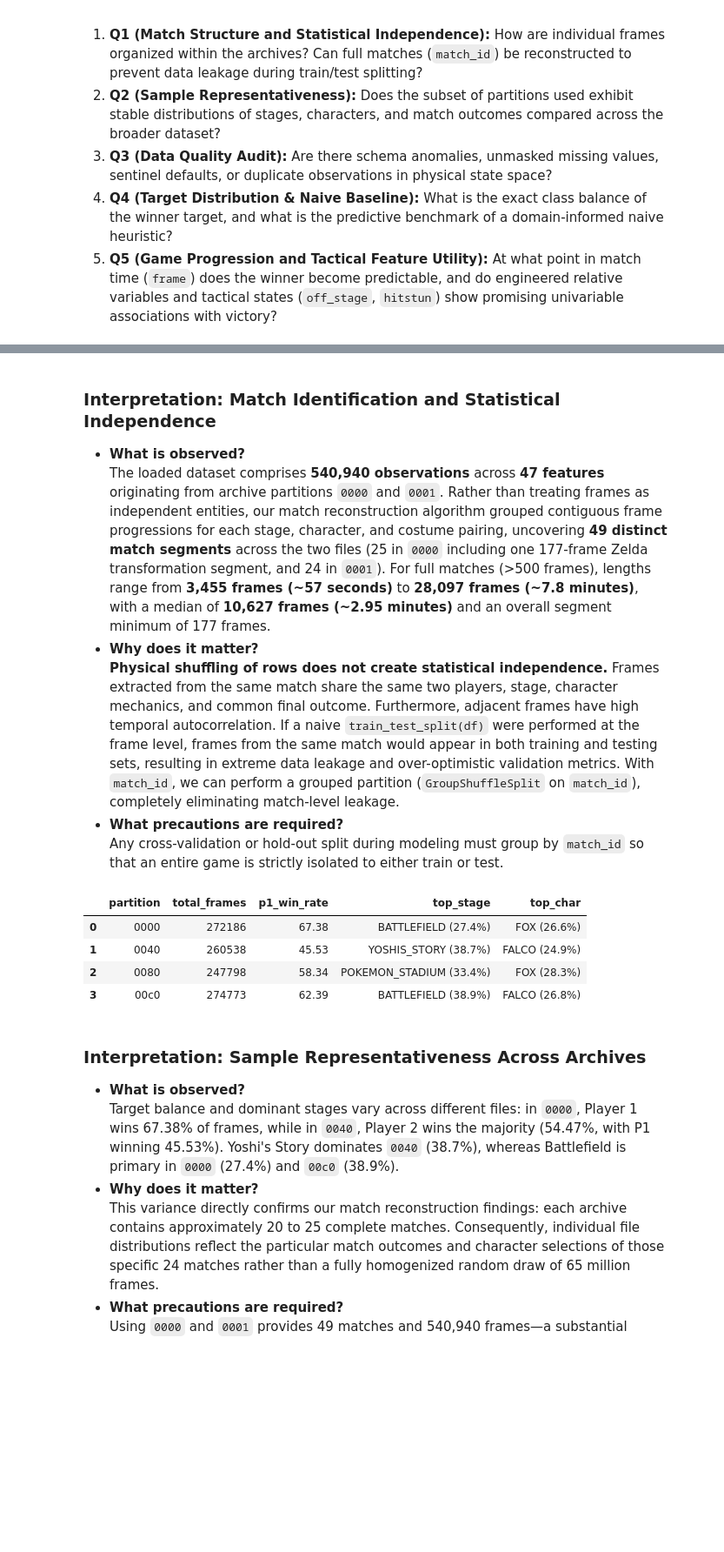
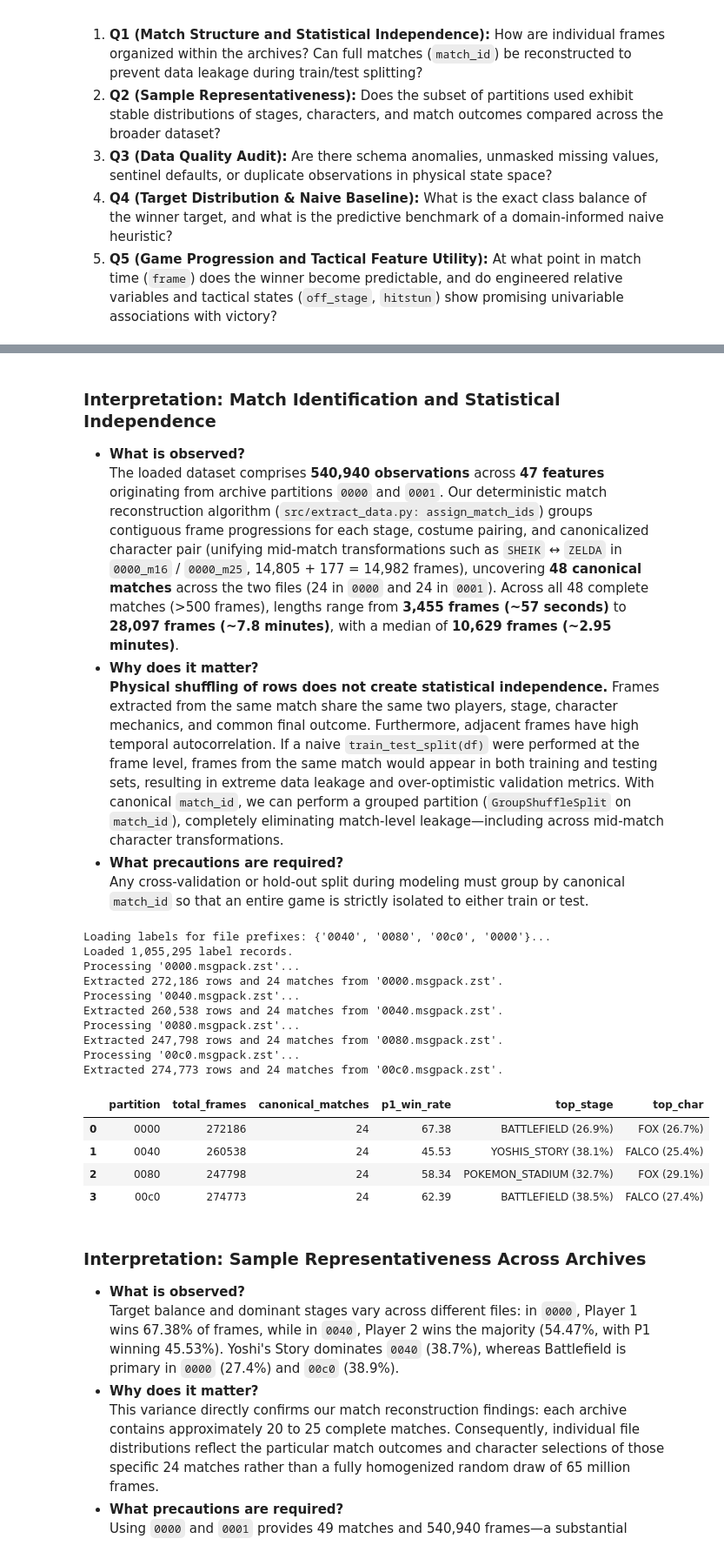
Before and after one commit to errodd/super_smash_bros_melee_victory_predictor, a Jupyter notebook: notebooks/01_eda.ipynb, the cells around one changed output, grey strips where cells are left out. Shown at 87% size. Drawn from its saved outputs; the diff is of its cells as text; code cells hidden in the pictures; blank space fills up the shorter version.

```diff
--- a/notebooks/01_eda.ipynb
+++ b/notebooks/01_eda.ipynb
@@ -86,29 +96,54 @@ Average match duration: 11265.9 frames (~187.8 seconds)
 ### Interpretation: Match Identification and Statistical Independence
 
 * **What is observed?**
-  The loaded dataset comprises **540,940 observations** across **47 features** originating from archive partitions `0000` and `0001`. Rather than treating frames as independent entities, our match reconstruction algorithm grouped contiguous frame progressions for each stage, character, and costume pairing, uncovering **49 distinct match segments** across the two files (25 in `0000` including one 177-frame Zelda transformation segment, and 24 in `0001`). For full matches (>500 frames), lengths range from **3,455 frames (~57 seconds)** to **28,097 frames (~7.8 minutes)**, with a median of **10,627 frames (~2.95 minutes)** and an overall segment minimum of 177 frames.
+  The loaded dataset comprises **540,940 observations** across **47 features** originating from archive partitions `0000` and `0001`. Our deterministic match reconstruction algorithm (`src/extract_data.py: assign_match_ids`) groups contiguous frame progressions for each stage, costume pairing, and canonicalized character pair (unifying mid-match transformations such as `SHEIK` ↔ `ZELDA` in `0000_m16` / `0000_m25`, 14,805 + 177 = 14,982 frames), uncovering **48 canonical matches** across the two files (24 in `0000` and 24 in `0001`). Across all 48 complete matches (>500 frames), lengths range from **3,455 frames (~57 seconds)** to **28,097 frames (~7.8 minutes)**, with a median of **10,629 frames (~2.95 minutes)**.
 * **Why does it matter?**
-  **Physical shuffling of rows does not create statistical independence.** Frames extracted from the same match share the same two players, stage, character mechanics, and common final outcome. Furthermore, adjacent frames have high temporal autocorrelation. If a naive `train_test_split(df)` were performed at the frame level, frames from the same match would appear in both training and testing sets, resulting in extreme data leakage and over-optimistic validation metrics. With `match_id`, we can perform a grouped partition (`GroupShuffleSplit` on `match_id`), completely eliminating match-level leakage.
+  **Physical shuffling of rows does not create statistical independence.** Frames extracted from the same match share the same two players, stage, character mechanics, and common final outcome. Furthermore, adjacent frames have high temporal autocorrelation. If a naive `train_test_split(df)` were performed at the frame level, frames from the same match would appear in both training and testing sets, resulting in extreme data leakage and over-optimistic validation metrics. With canonical `match_id`, we can perform a grouped partition (`GroupShuffleSplit` on `match_id`), completely eliminating match-level leakage—including across mid-match character transformations.
 * **What precautions are required?**
-  Any cross-validation or hold-out split during modeling must group by `match_id` so that an entire game is strictly isolated to either train or test.
+  Any cross-validation or hold-out split during modeling must group by canonical `match_id` so that an entire game is strictly isolated to either train or test.
-# %%
-# 5. Sample Representativeness Audit Across Distributed Archives
-
-# We examine 4 partitions distributed across the 256 archives: 0000, 0040, 0080, and 00c0
-archive_audit_data = [
-    {"partition": "0000", "total_frames": 272186, "p1_win_rate": 67.38, "top_stage": "BATTLEFIELD (27.4%)", "top_char": "FOX (26.6%)"},
-    {"partition": "0040", "total_frames": 260538, "p1_win_rate": 45.53, "top_stage": "YOSHIS_STORY (38.7%)", "top_char": "FALCO (24.9%)"},
-    {"partition": "0080", "total_frames": 247798, "p1_win_rate": 58.34, "top_stage": "POKEMON_STADIUM (33.4%)", "top_char": "FOX (28.3%)"},
-    {"partition": "00c0", "total_frames": 274773, "p1_win_rate": 62.39, "top_stage": "BATTLEFIELD (38.9%)", "top_char": "FALCO (26.8%)"}
-]
-audit_df = pd.DataFrame(archive_audit_data)
-display(audit_df)
-# %% [output]
-|  | partition | total_frames | p1_win_rate | top_stage | top_char |
-| 0 | 0000 | 272186 | 67.38 | BATTLEFIELD (27.4%) | FOX (26.6%) |
-| 1 | 0040 | 260538 | 45.53 | YOSHIS_STORY (38.7%) | FALCO (24.9%) |
-| 2 | 0080 | 247798 | 58.34 | POKEMON_STADIUM (33.4%) | FOX (28.3%) |
-| 3 | 00c0 | 274773 | 62.39 | BATTLEFIELD (38.9%) | FALCO (26.8%) |
+# %%
+# 5. Sample Representativeness Audit Across Distributed Archives
+
+from src.extract_data import extract_and_flatten_file, load_labels_subset
+
+AUDIT_PARTITIONS = ["0000", "0040", "0080", "00c0"]
+LABELS_PATH = REPO_ROOT / "data" / "archive" / "training_labels.csv"
+audit_labels = load_labels_subset(str(LABELS_PATH), set(AUDIT_PARTITIONS))
+
+archive_audit_data = []
+for part in AUDIT_PARTITIONS:
+    part_path = REPO_ROOT / "data" / "archive" / "train" / f"{part}.msgpack.zst"
+    part_df = extract_and_flatten_file(str(part_path), labels_dict=audit_labels)
+    top_stage_vc = part_df["stage"].value_counts(normalize=True)
+    top_char_vc = part_df["p1_character"].value_counts(normalize=True)
+    archive_audit_data.append({
+        "partition": part,
+        "total_frames": int(len(part_df)),
+        "canonical_matches": int(part_df["match_id"].nunique()),
+        "p1_win_rate": round(float((part_df["outcome"] == 1).mean() * 100), 2),
+        "top_stage": f"{top_stage_vc.index[0]} ({top_stage_vc.iloc[0] * 100:.1f}%)",
+        "top_char": f"{top_char_vc.index[0]} ({top_char_vc.iloc[0] * 100:.1f}%)",
+    })
+    del part_df
+
+audit_df = pd.DataFrame(archive_audit_data)
+display(audit_df)
+# %% [output]
+Loading labels for file prefixes: {'0040', '0080', '00c0', '0000'}...
+Loaded 1,055,295 label records.
+Processing '0000.msgpack.zst'...
+Extracted 272,186 rows and 24 matches from '0000.msgpack.zst'.
+Processing '0040.msgpack.zst'...
+Extracted 260,538 rows and 24 matches from '0040.msgpack.zst'.
+Processing '0080.msgpack.zst'...
+Extracted 247,798 rows and 24 matches from '0080.msgpack.zst'.
+Processing '00c0.msgpack.zst'...
+Extracted 274,773 rows and 24 matches from '00c0.msgpack.zst'.
+|  | partition | total_frames | canonical_matches | p1_win_rate | top_stage | top_char |
+| 0 | 0000 | 272186 | 24 | 67.38 | BATTLEFIELD (26.9%) | FOX (26.7%) |
+| 1 | 0040 | 260538 | 24 | 45.53 | YOSHIS_STORY (38.1%) | FALCO (25.4%) |
+| 2 | 0080 | 247798 | 24 | 58.34 | POKEMON_STADIUM (32.7%) | FOX (29.1%) |
+| 3 | 00c0 | 274773 | 24 | 62.39 | BATTLEFIELD (38.5%) | FALCO (27.4%) |
 # %% [markdown]
 ### Interpretation: Sample Representativeness Across Archives
 
```
Also changed, not shown: parts of 9 cells of this notebook.
